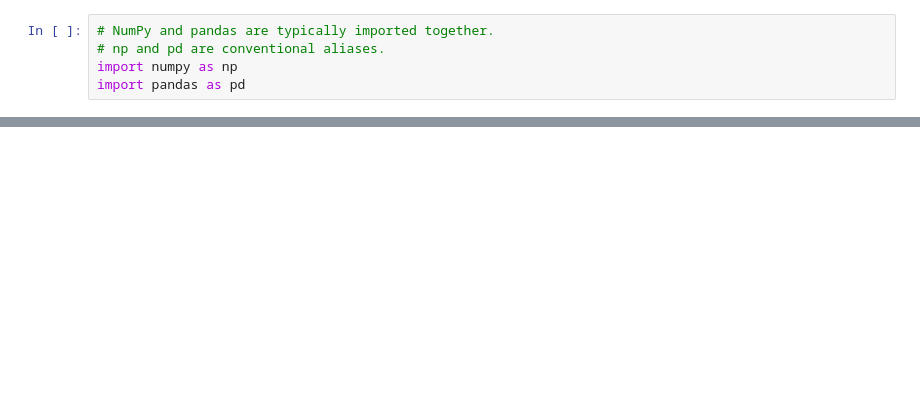
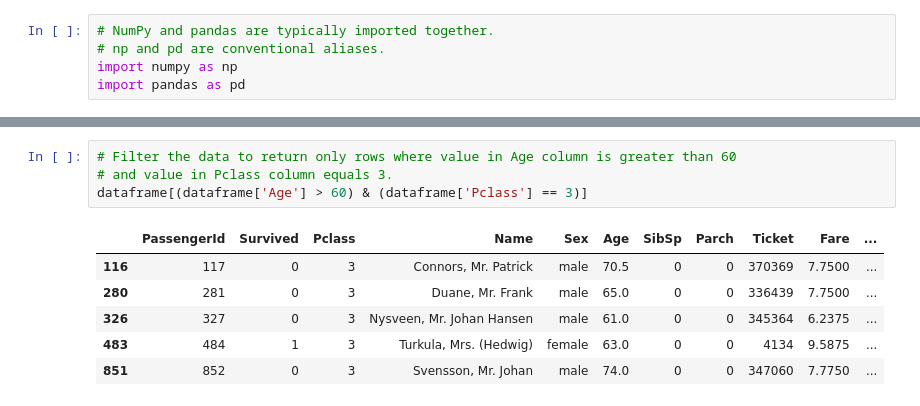
Before and after one commit to OTMounir/Google-Advanced-data-analytics-Program-Certificate, a Jupyter notebook: 14- Introd to Pandas.ipynb, the cells around one changed output, grey strips where cells are left out. Saved outputs shown, nothing was run; the diff lists cells and outputs as text; blank space fills up the shorter version.

```diff
--- a/14- Introd to Pandas.ipynb
+++ b/14- Introd to Pandas.ipynb
@@ -23,0 +65,11 @@ dataframe.head(10)
+# %%
+# Filter the data to return only rows where value in Age column is greater than 60
+# and value in Pclass column equals 3.
+dataframe[(dataframe['Age'] > 60) & (dataframe['Pclass'] == 3)]
+# %% [output]
+|  | PassengerId | Survived | Pclass | Name | Sex | Age | SibSp | Parch | Ticket | Fare | ... |
+| 116 | 117 | 0 | 3 | Connors, Mr. Patrick | male | 70.5 | 0 | 0 | 370369 | 7.7500 | ... |
+| 280 | 281 | 0 | 3 | Duane, Mr. Frank | male | 65.0 | 0 | 0 | 336439 | 7.7500 | ... |
+| 326 | 327 | 0 | 3 | Nysveen, Mr. Johan Hansen | male | 61.0 | 0 | 0 | 345364 | 6.2375 | ... |
+| 483 | 484 | 1 | 3 | Turkula, Mrs. (Hedwig) | female | 63.0 | 0 | 0 | 4134 | 9.5875 | ... |
+| 851 | 852 | 0 | 3 | Svensson, Mr. Johan | male | 74.0 | 0 | 0 | 347060 | 7.7750 | ... |
```
Also changed, not shown: parts of 28 cells of this notebook.
